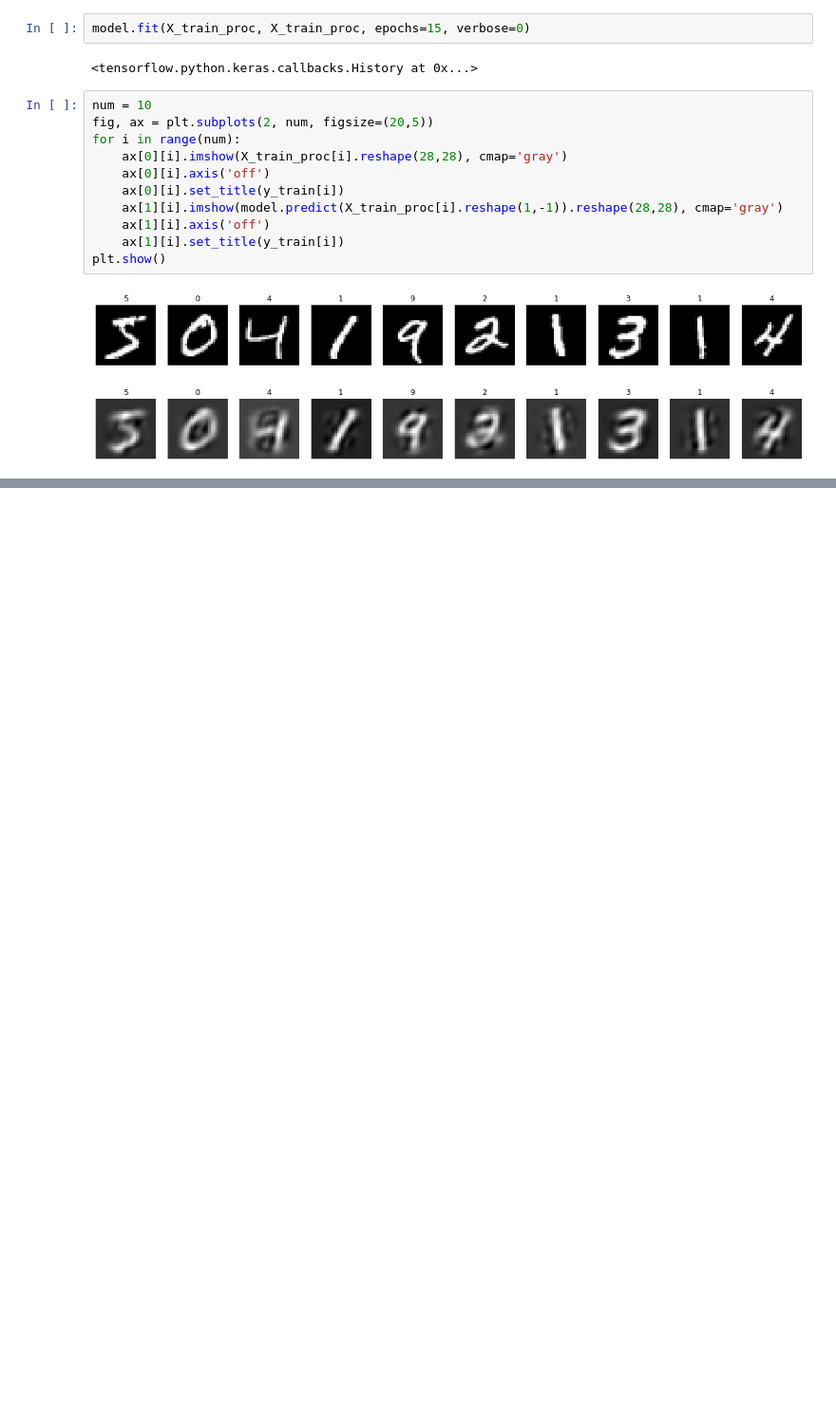
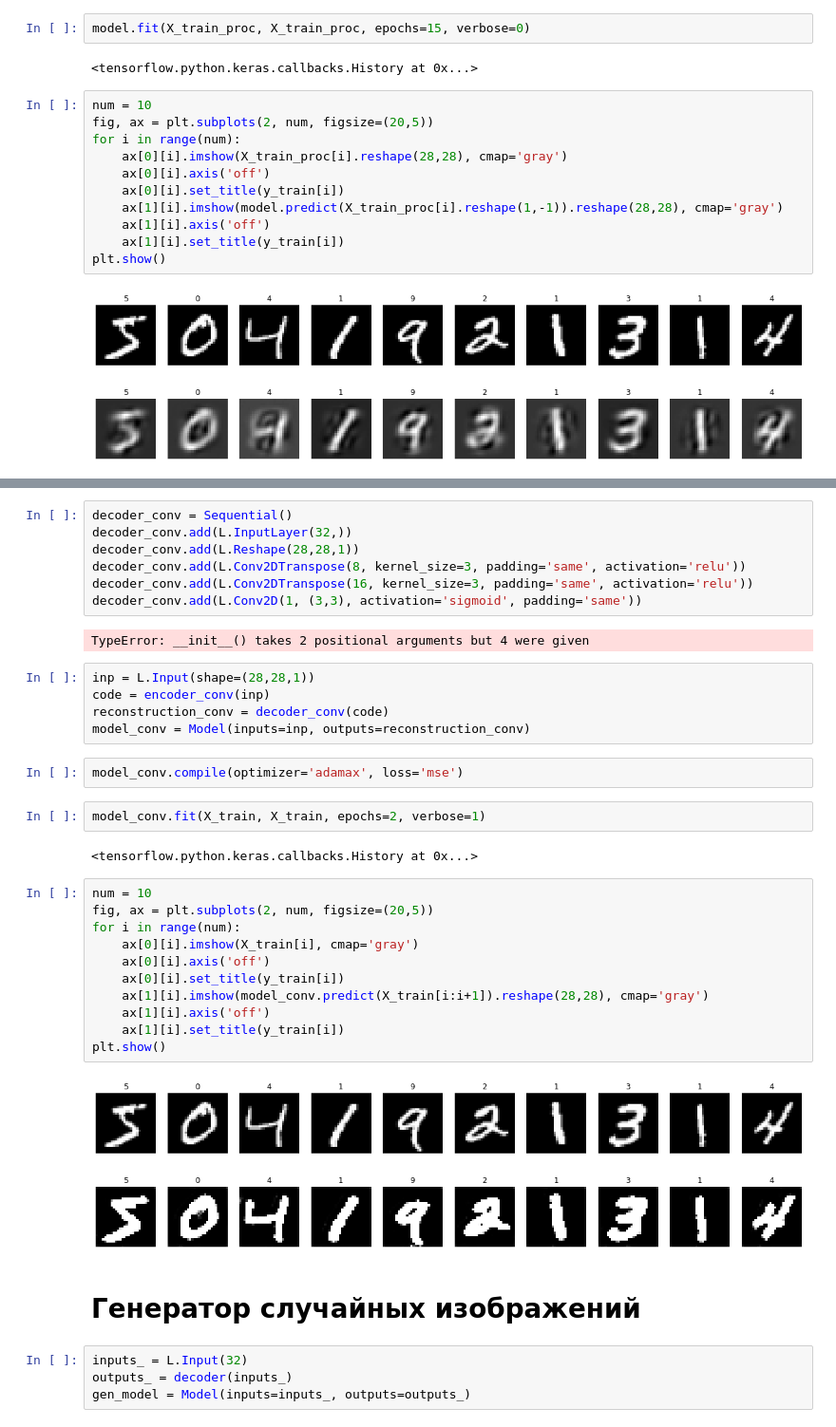
Before and after one commit to yurichernyshov/Examples, a Jupyter notebook: Autoencoder.ipynb, the cells around one changed output, grey strips where cells are left out. Shown: that part at 95% size. Saved outputs shown, nothing was run; the diff lists cells and outputs as text; blank space fills up the shorter version.

```diff
--- a/Autoencoder.ipynb
+++ b/Autoencoder.ipynb
@@ -63,0 +79,39 @@ plt.show()
+# %%
+decoder_conv = Sequential()
+decoder_conv.add(L.InputLayer(32,))
+decoder_conv.add(L.Reshape(28,28,1))
+decoder_conv.add(L.Conv2DTranspose(8, kernel_size=3, padding='same', activation='relu'))
+decoder_conv.add(L.Conv2DTranspose(16, kernel_size=3, padding='same', activation='relu'))
+decoder_conv.add(L.Conv2D(1, (3,3), activation='sigmoid', padding='same'))
+# %% [output]
+TypeError: __init__() takes 2 positional arguments but 4 were given
+# %%
+inp = L.Input(shape=(28,28,1))
+code = encoder_conv(inp)
+reconstruction_conv = decoder_conv(code)
+model_conv = Model(inputs=inp, outputs=reconstruction_conv)
+# %%
+model_conv.compile(optimizer='adamax', loss='mse')
+# %%
+model_conv.fit(X_train, X_train, epochs=2, verbose=1)
+# %% [output]
+<tensorflow.python.keras.callbacks.History at 0x...>
+# %%
+num = 10
+fig, ax = plt.subplots(2, num, figsize=(20,5))
+for i in range(num):
+    ax[0][i].imshow(X_train[i], cmap='gray')
+    ax[0][i].axis('off')
+    ax[0][i].set_title(y_train[i])
+    ax[1][i].imshow(model_conv.predict(X_train[i:i+1]).reshape(28,28), cmap='gray')
+    ax[1][i].axis('off')
+    ax[1][i].set_title(y_train[i])
+plt.show()
+# %% [output]
+[figure, added]
+# %% [markdown]
+# Генератор случайных изображений
+# %%
+inputs_ = L.Input(32)
+outputs_ = decoder(inputs_)
+gen_model = Model(inputs=inputs_, outputs=outputs_)
```
Also changed, not shown: parts of 9 cells of this notebook, 10 other files.
